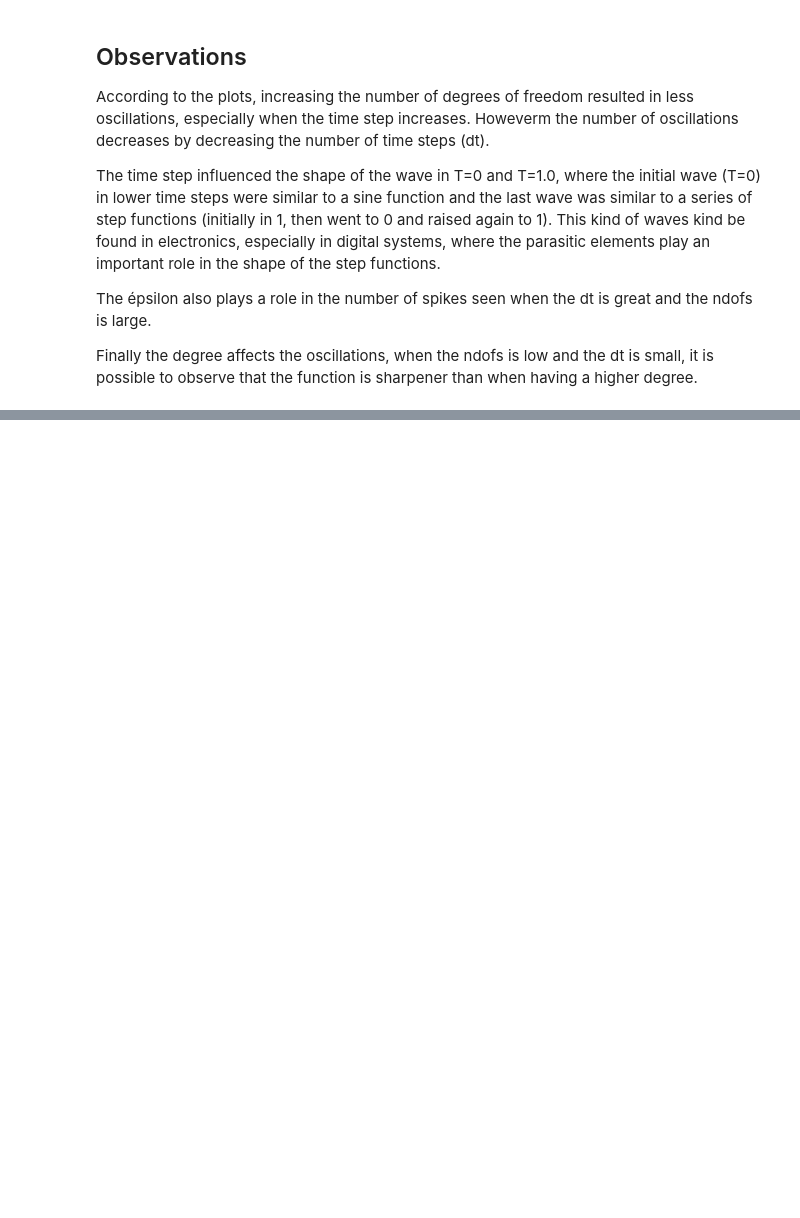
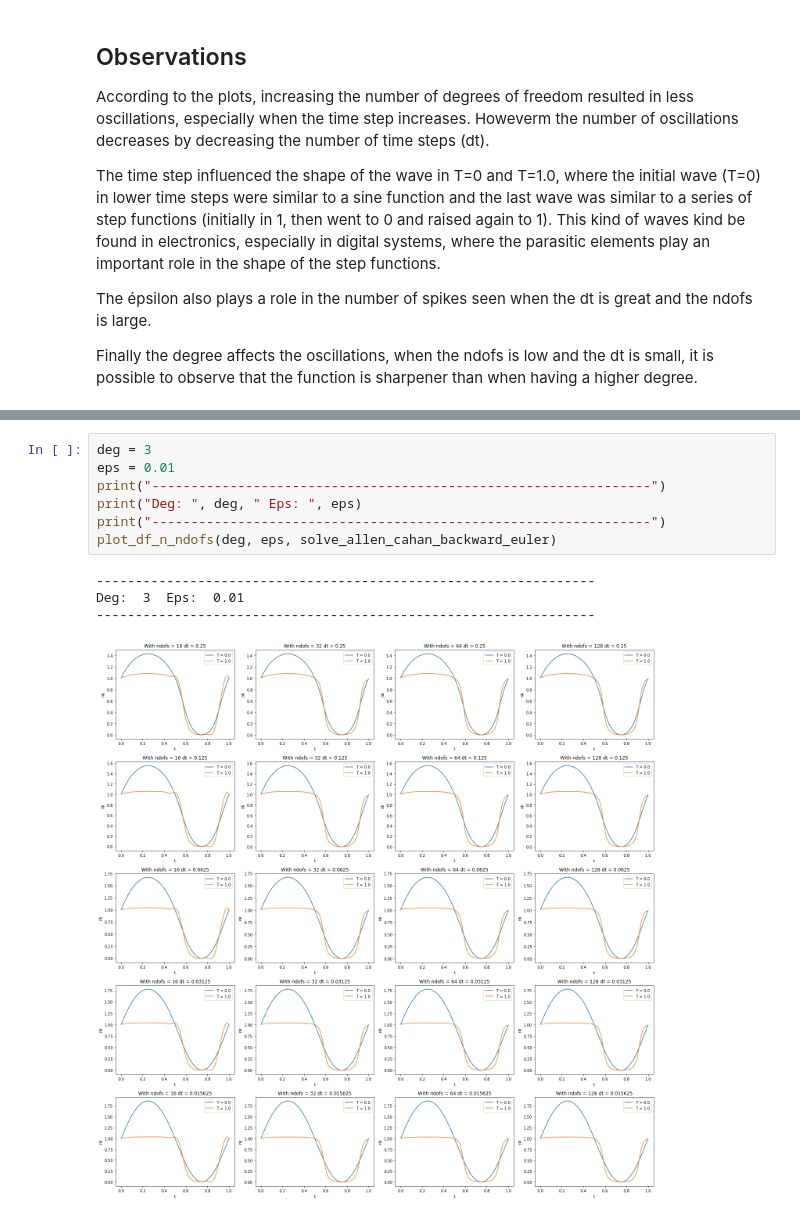
Before and after one commit to lleon95/P1.4_seed, a Jupyter notebook: final_project/final_project_lleon.ipynb, the cells around one changed output, grey strips where cells are left out. Saved outputs shown, nothing was run; the diff lists cells and outputs as text; blank space fills up the shorter version.

```diff
--- a/final_project/final_project_lleon.ipynb
+++ b/final_project/final_project_lleon.ipynb
@@ -361,0 +404,12 @@ Finally the degree affects the oscillations, when the ndofs is low and the dt is
+# %%
+deg = 3
+eps = 0.01
+print("----------------------------------------------------------------")
+print("Deg: ", deg, " Eps: ", eps)
+print("----------------------------------------------------------------")
+plot_df_n_ndofs(deg, eps, solve_allen_cahan_backward_euler)
+# %% [output]
+----------------------------------------------------------------
+Deg:  3  Eps:  0.01
+----------------------------------------------------------------
+[figure, added]
```
Also changed, not shown: parts of 10 cells of this notebook.
